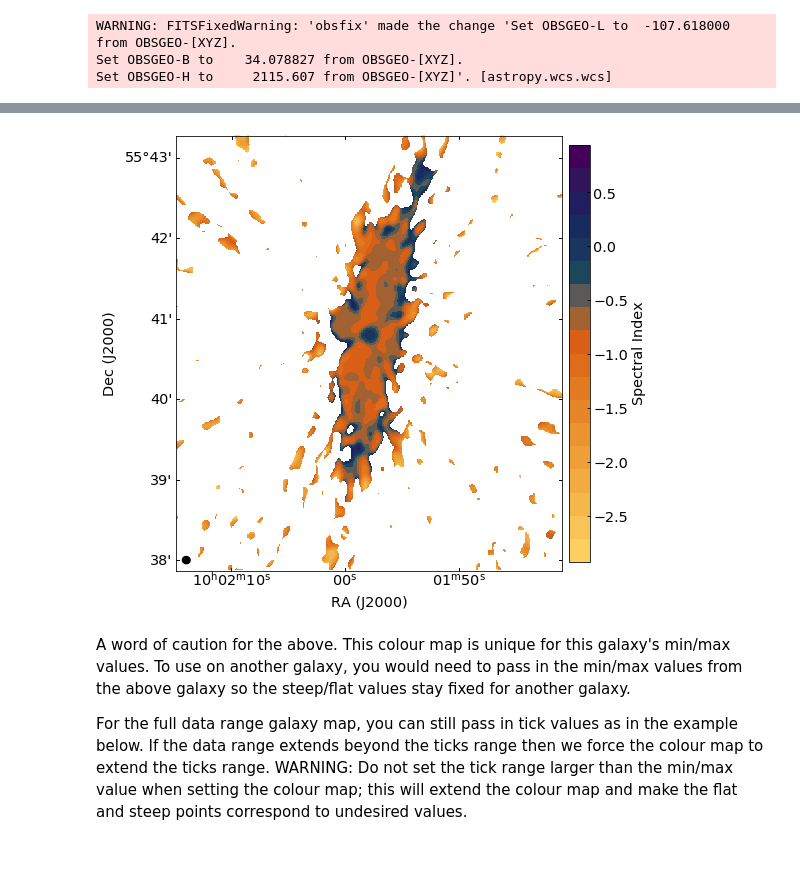
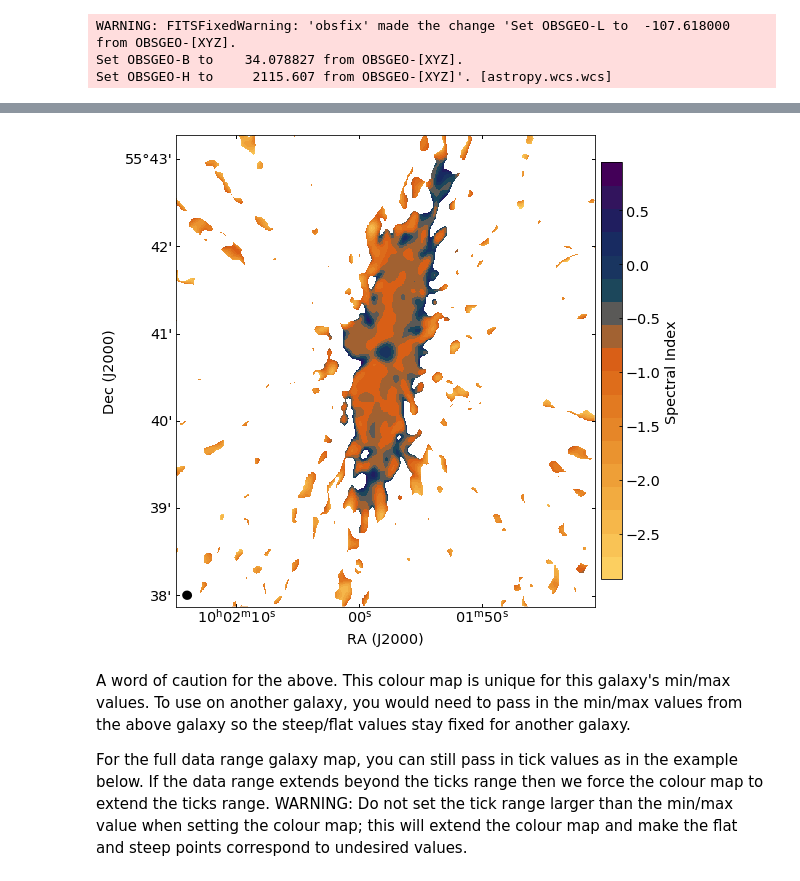
Before and after one commit to mlarichardson/CosmosCanvas, a Jupyter notebook: 1. Plot Spectral Index.ipynb, the cells around one changed output, grey strips where cells are left out. Saved outputs shown, nothing was run; the diff lists cells and outputs as text; code cells hidden in the pictures.

Commit message:
Tidying up all tutorials in prep for move to Main branch.
Also removed png_dir in py files so cc maps are not written to disk; added automatic plots dir in all tutorials.

```diff
--- a/1. Plot Spectral Index.ipynb
+++ b/1. Plot Spectral Index.ipynb
@@ -41,6 +41,11 @@ import specindex as spx
 from colourspace import maps
 # %% [output]
 convertor = 'custom' (illuminant = 'D65')
+# %%
+# Make a folder for saving figures.
+import os
+plt_dir = 'plots'
+if not os.path.exists(plt_dir): os.makedirs(plt_dir)
 # %%
 # Create the Default Colour Map.
 
@@ -156,10 +157,10 @@ writing ./cmaps/cmap_CC-specindex-full.png (32x1021)
 # %%
 # Plot galaxy
 nsteps=18
-fig, ax = gal.plot_galaxy(fits_file,RA,DEC,ImgSize,shift,cmap_full,nsteps=nsteps,cb_name=cbar_name,TrimSwitch=TrimSwitch)
-fig.savefig('plots/plot2_gal_full.png', bbox_inches = "tight")
+fig, ax = gal.plot_galaxy(fits_file,RA,DEC,ImgSize,shift,cmap_full,nsteps=nsteps,cb_name=cbar_name,TrimSwitch=TrimSwitch,figsize=(8,9))
+fig.savefig(plt_dir+'/plot2_gal_full.png', bbox_inches = "tight",dpi=300)
 # %% [output]
-[figure, old version]
+[figure, new version]
 # %% [markdown]
 A word of caution for the above. This colour map is unique for this galaxy's min/max values. To use on another galaxy, you would need to pass in the min/max values from the above galaxy so the steep/flat values stay fixed for another galaxy.
 
```
Also changed, not shown: parts of 12 cells of this notebook, 5 other files.
